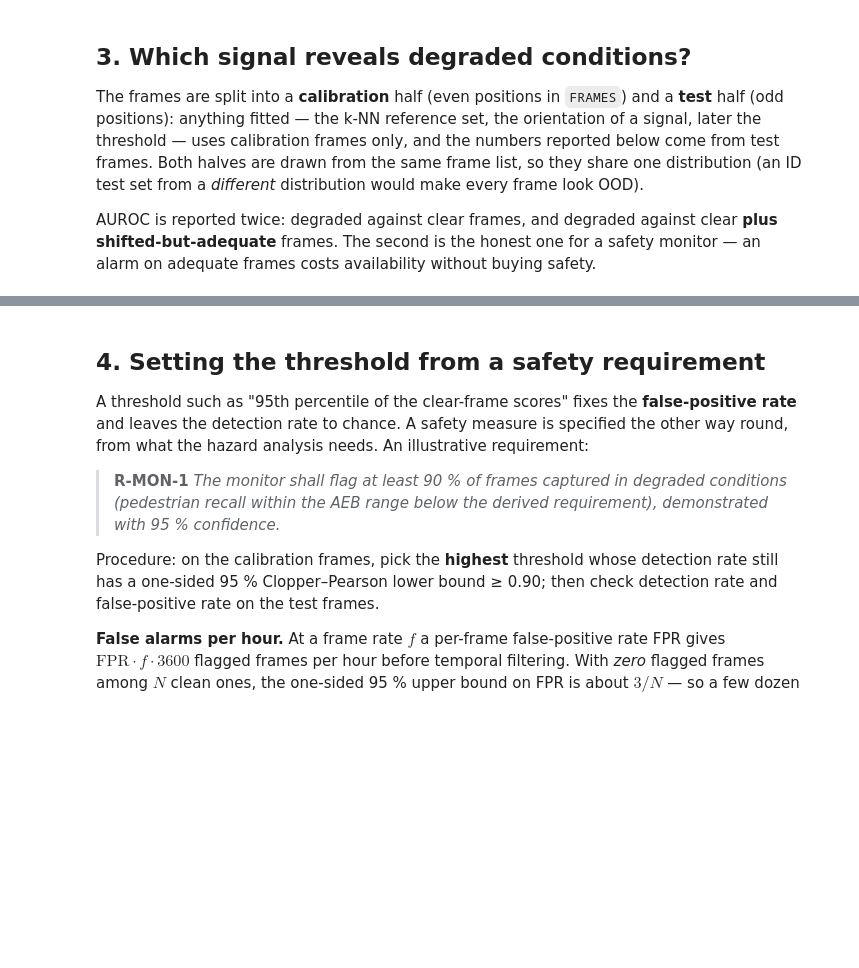
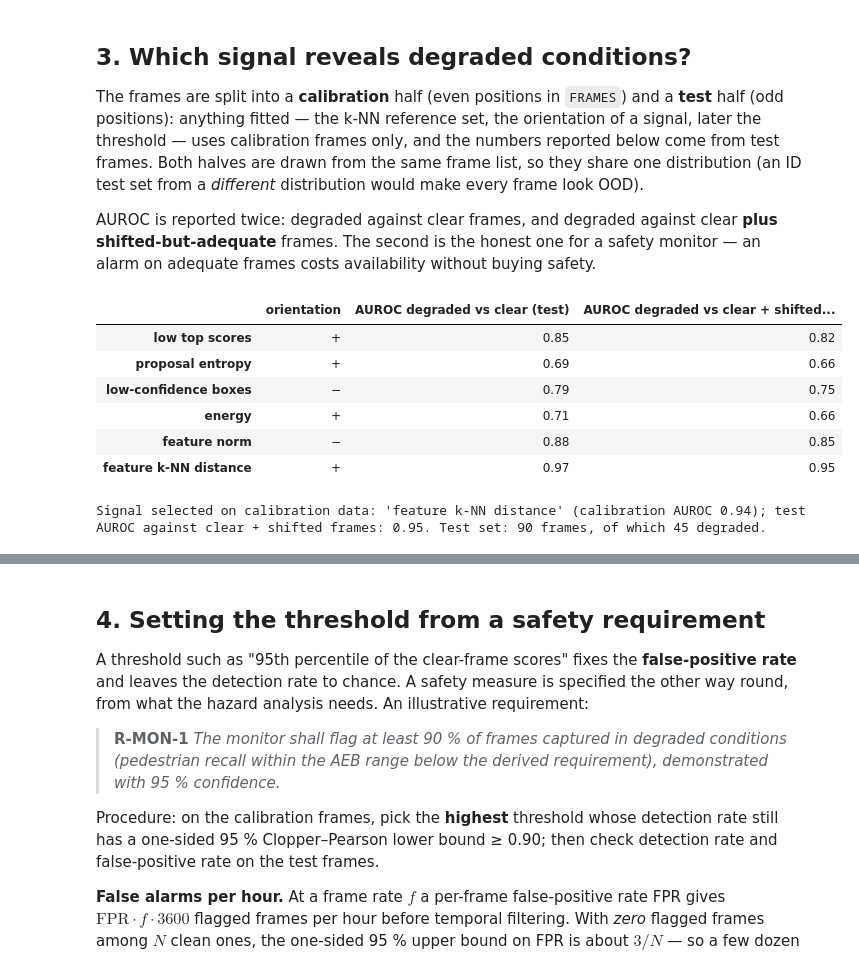
Before and after one commit to milinpatel07/Autonomous-Driving_AI-Safety-and-Security, a Jupyter notebook: 04_SOTIF_ISO21448/03_ood_monitoring_as_safety_measure.ipynb, the cells around one changed output, grey strips where cells are left out. Saved outputs shown, nothing was run; the diff lists cells and outputs as text; code cells hidden in the pictures; blank space fills up the shorter version.

```diff
--- a/04_SOTIF_ISO21448/03_ood_monitoring_as_safety_measure.ipynb
+++ b/04_SOTIF_ISO21448/03_ood_monitoring_as_safety_measure.ipynb
@@ -237,34 +253,43 @@ buying safety.
 # %%
 frames_df['split'] = np.where(frames_df['frame'].map({f: k for k, f in enumerate(FRAMES)}) % 2 == 0, 'cal', 'test')
 cal_clear = (frames_df['split'] == 'cal') & (frames_df['class'] == 'reference')
 ref = feats[cal_clear.to_numpy()]
 d = np.linalg.norm(feats[:, None, :] - ref[None, :, :], axis=2)
 same = frames_df['frame'].to_numpy()[:, None] == frames_df.loc[cal_clear, 'frame'].to_numpy()[None, :]
 d[same] = np.inf                                     # a frame may not use its own clear version as neighbour
-frames_df['feature k-NN distance'] = d.min(axis=1)
+frames_df['feature k-NN distance'] = d.min(axis=1).astype(float)
 
 SIGNALS = ['low top scores', 'proposal entropy', 'low-confidence boxes', 'energy', 'feature norm', 'feature k-NN distance']
 cal = frames_df[frames_df['split'] == 'cal']; test = frames_df[frames_df['split'] == 'test']
 orient = {}
 for s in SIGNALS:                                    # orientation chosen on calibration data only
     y = cal['class'] == 'degraded'
     orient[s] = 1 if roc_auc_score(y, cal[s]) >= 0.5 else -1
 
 def auroc(df, s, negatives):
     sub = df[df['class'].isin(['degraded'] + negatives)]
     return roc_auc_score(sub['class'] == 'degraded', orient[s] * sub[s])
 
 auc = pd.DataFrame({s: {'orientation': '+' if orient[s] > 0 else '−',
                         'AUROC degraded vs clear (test)': auroc(test, s, ['reference']),
                         'AUROC degraded vs clear + shifted (test)': auroc(test, s, ['reference', 'shifted, adequate'])}
                     for s in SIGNALS}).T
 display(auc.style.format({'AUROC degraded vs clear (test)': '{:.2f}', 'AUROC degraded vs clear + shifted (test)': '{:.2f}'}))
 
 cal_auc = {s: auroc(cal, s, ['reference', 'shifted, adequate']) for s in SIGNALS}
 SIGNAL = max(cal_auc, key=cal_auc.get)
 print(f"Signal selected on calibration data: '{SIGNAL}' (calibration AUROC {cal_auc[SIGNAL]:.2f}); "
       f"test AUROC against clear + shifted frames: {auc.loc[SIGNAL, 'AUROC degraded vs clear + shifted (test)']:.2f}. "
       f"Test set: {len(test)} frames, of which {int((test['class'] == 'degraded').sum())} degraded.")
+# %% [output]
+|  | orientation | AUROC degraded vs clear (test) | AUROC degraded vs clear + shifted... |
+| low top scores | + | 0.85 | 0.82 |
+| proposal entropy | + | 0.69 | 0.66 |
+| low-confidence boxes | − | 0.79 | 0.75 |
+| energy | + | 0.71 | 0.66 |
+| feature norm | − | 0.88 | 0.85 |
+| feature k-NN distance | + | 0.97 | 0.95 |
+Signal selected on calibration data: 'feature k-NN distance' (calibration AUROC 0.94); test AUROC against clear + shifted frames: 0.95. Test set: 90 frames, of which 45 degraded.
 # %%
 order = list(cond_recall.index)
 colour = {'reference': OI['green'], 'shifted, adequate': OI['sky'], 'degraded': OI['vermillion']}
```
Also changed, not shown: parts of 10 cells of this notebook.
